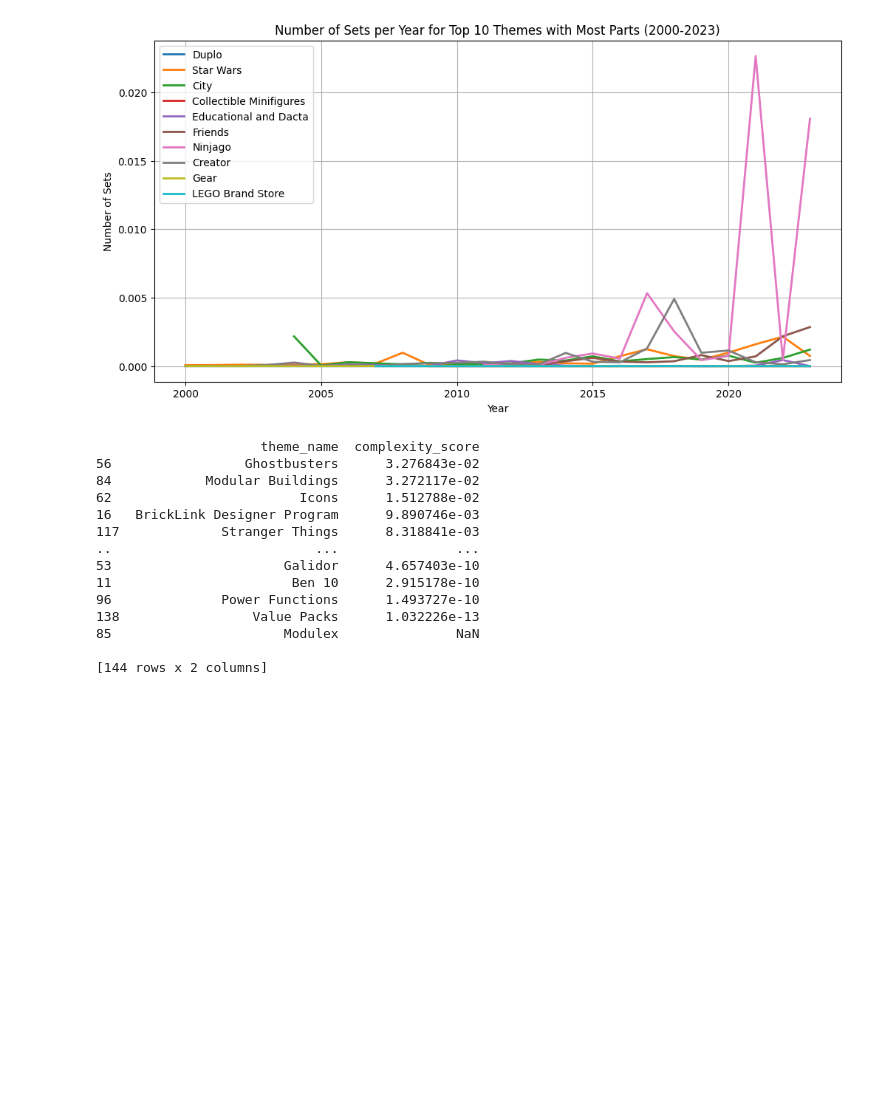
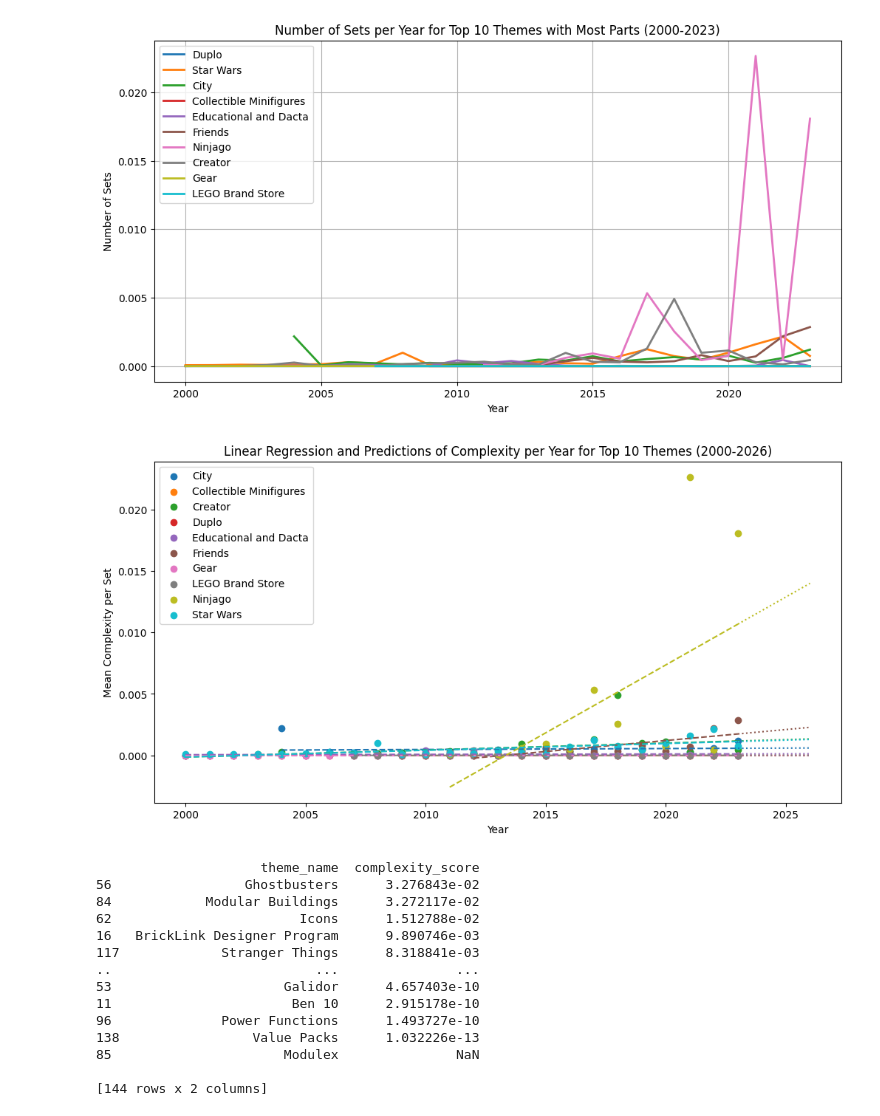
Before and after one commit to eddiebeach99/Data_Literacy, a Jupyter notebook: analysis.ipynb, the cells around one changed output. Drawn from its saved outputs; the diff is of its cells as text; code cells hidden in the pictures; blank space fills up the shorter version.

```diff
--- a/analysis.ipynb
+++ b/analysis.ipynb
@@ -628,6 +648,58 @@ def plot_top_themes_and_complexity(df):
 plot_top_themes_and_complexity(data_complexity)
 # %% [output]
 [figure]
+# %%
+##### Make a linear regression for the complexity of sets with prediction until 2030 #####
+
+def linear_regression_complexity(df):
+
+    # filter rows between 2000 and 2023
+    df = df[(df['year'] >= 2000) & (df['year'] <= 2023)]
+
+    # group by theme_name and calculate the total number of parts for each theme
+    theme_sets = df.groupby('theme_name')['set_num'].size()
+
+    # get the top 10 themes with the most parts
+    top_themes = theme_sets.nlargest(10).index
+
+    # filter rows for top 10 themes
+    df_top_themes = df[df['theme_name'].isin(top_themes)]
+
+    # calculate mean complexity
+    mean_complexity = df_top_themes.groupby(['theme_name', 'year'])['complexity_score'].mean().reset_index(name='complexity_score')
+
+    # initialize the model
+    model = LinearRegression()
+
+    plt.figure(figsize=(12, 6))
+
+    for theme in mean_complexity['theme_name'].unique():
+        data = mean_complexity[mean_complexity['theme_name'] == theme]
+        x = data['year'].values.reshape(-1, 1)
+        y = data['complexity_score'].values
+        model = LinearRegression().fit(x, y)
+        y_pred = model.predict(x)
+        plt.scatter(x, y, label=theme)
+        plt.plot(x, y_pred, linestyle='--')
+
+        # make predictions until 2026
+        x_future = np.arange(2023, 2027).reshape(-1, 1)
+        y_future_pred = model.predict(x_future)
+        plt.plot(x_future, y_future_pred, linestyle=':', color=plt.gca().lines[-1].get_color())
+
+    # add title and labels
+    plt.title('Linear Regression and Predictions of Complexity per Year for Top 10 Themes (2000-2026)')
+    plt.xlabel('Year')
+    plt.ylabel('Mean Complexity per Set')
+    plt.legend()
+
+    # show the plot
+    plt.show()
+
+# call the function
+linear_regression_complexity(data_complexity)
+# %% [output]
+[figure, added]
 # %%
 ##### Create a list with ascending complexity over all years #####
 
```
Also changed, not shown: parts of 3 cells of this notebook.
